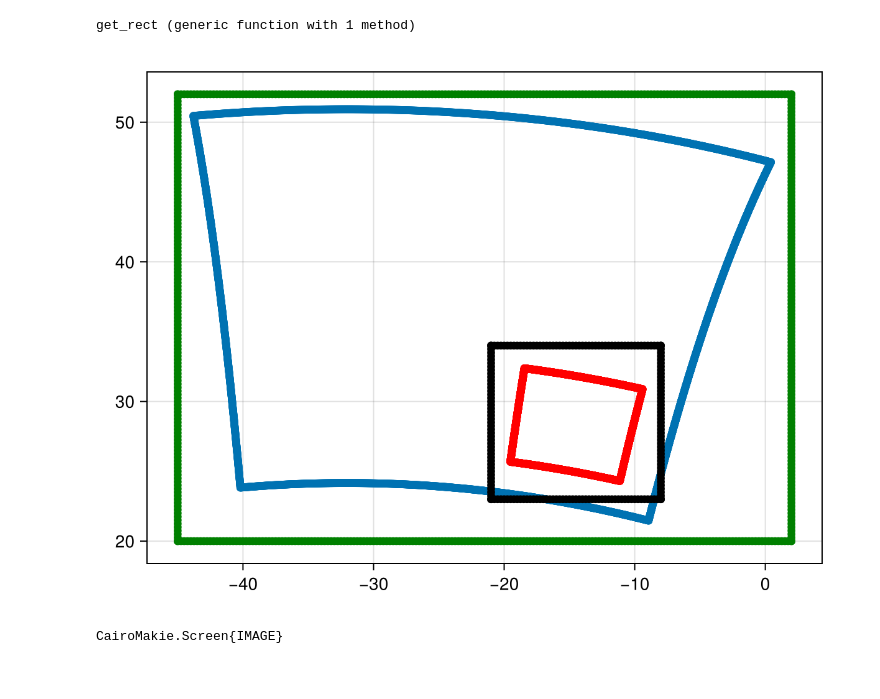
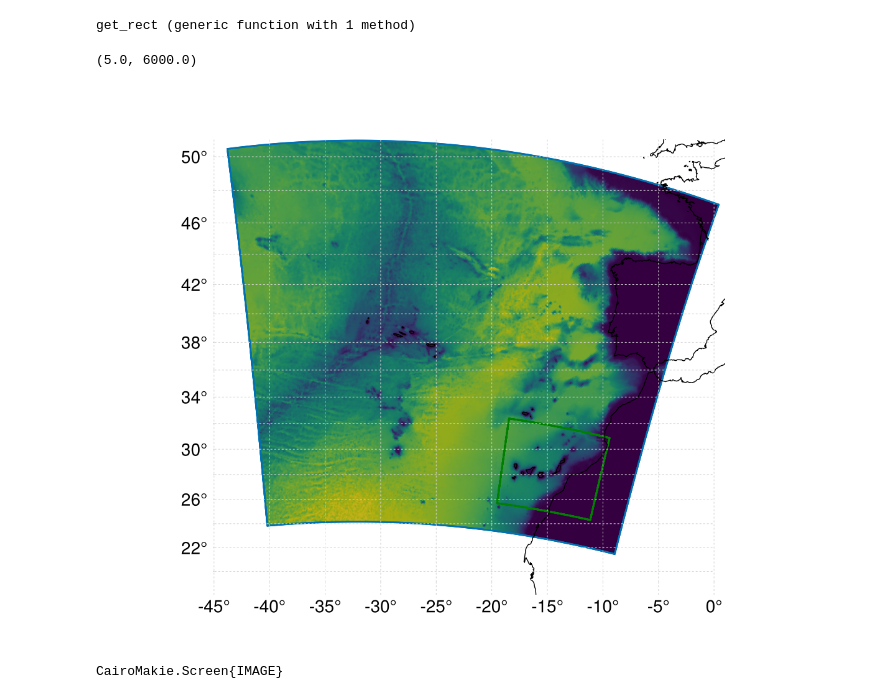
Before and after one commit to ctroupin/Canary-CROCO, a Jupyter notebook: src/check_domains.ipynb, the cells around one changed output. Drawn from its saved outputs; the diff is of its cells as text; code cells hidden in the pictures.

```diff
--- a/src/check_domains.ipynb
+++ b/src/check_domains.ipynb
@@ -56,24 +75,37 @@ closed Dataset
 # %%
 function get_rect(longrid, latgrid)
 
-    lonrect = reduce(vcat, (longrid[1,:], longrid[:,end], longrid[end,:], longrid[:,1]))
-    latrect = reduce(vcat, (latgrid[1,:], latgrid[:,end], latgrid[end,:], latgrid[:,1]));
+    lonrect = reduce(vcat, (longrid[1,:], longrid[:,end], longrid[end,:], longrid[:,1], longrid[1,:]))
+    latrect = reduce(vcat, (latgrid[1,:], latgrid[:,end], latgrid[end,:], latgrid[:,1], latgrid[1,:]));
 
     return lonrect, latrect
 end
 # %% [output]
 get_rect (generic function with 1 method)
+# %%
+extrema(depth1)
+# %% [output]
+(5.0, 6000.0)
 # %%
 lonrect1, latrect1 = get_rect(longrid1, latgrid1)
 lonrect2, latrect2 = get_rect(longrid2, latgrid2)
 
 fig = Figure()
-ax = Axis(fig[1,1])
-plot!(ax, lonrect1, latrect1)
-plot!(ax, lonrect2, latrect2, color="red")
-plot!(ax, llon1, llat1, color="green")
-plot!(ax, llon2, llat2, color="black")
+ax = GeoAxis(fig[1,1], dest = "+proj=merc",
+    xgridcolor = :lightgray, xgridwidth = 0.5,
+    xgridstyle = :dash, ygridcolor = :lightgray,
+    ygridwidth = 0.5, ygridstyle = :dash,
+    xticks = collect(-50.:5:0.))#, yticks=collect(25.:5.:45.))
+
+xlims!(ax, -45.1, 1.)
+ylims!(ax, 18., 51.)
+surface!(ax, longrid1, latgrid1, zeros(size(longrid1)), color=depth1, colormap=:deep)
+plot!(ax, lonrect1, latrect1, markersize=2)
+plot!(ax, lonrect2, latrect2, color="green", markersize=2)
+# plot!(ax, llon1, llat1, color="green")
+# plot!(ax, llon2, llat2, color="black")
+lines!(ax, GeoMakie.coastlines(10), color=:black, linewidth=0.7)
 display(fig)
 # %% [output]
-[figure, old version]
+[figure, new version]
 CairoMakie.Screen{IMAGE}
```
Also changed, not shown: parts of 4 cells of this notebook.
